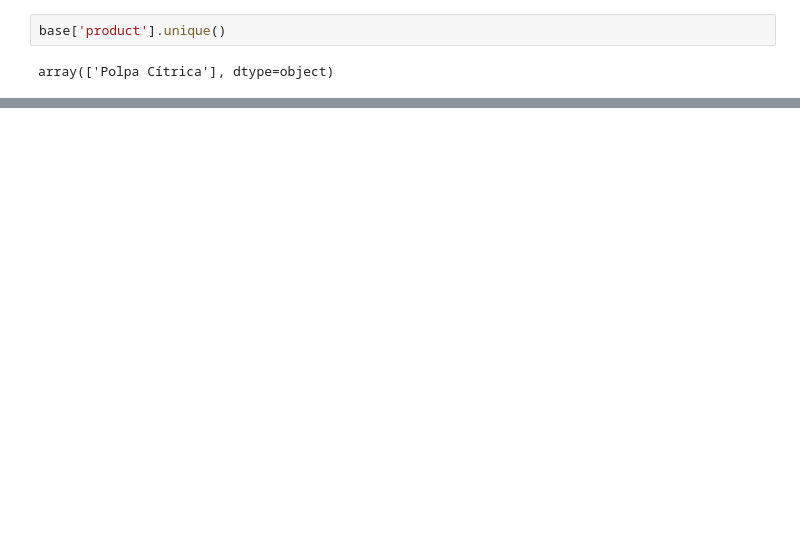
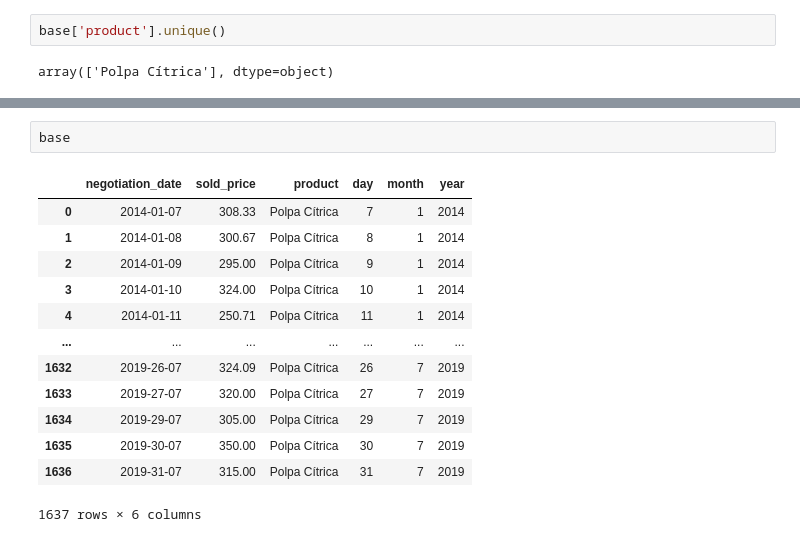
Before and after one commit to alinerguio/hackathon-JPAAgro, a Jupyter notebook: code/exploring_data.ipynb, the cells around one changed output, grey strips where cells are left out. Drawn from its saved outputs; the diff is of its cells as text; blank space fills up the shorter version.

```diff
--- a/code/exploring_data.ipynb
+++ b/code/exploring_data.ipynb
@@ -63,0 +87,16 @@ base.groupby('year').mean()
+# %%
+base
+# %% [output]
+|  | negotiation_date | sold_price | product | day | month | year |
+| 0 | 2014-01-07 | 308.33 | Polpa Cítrica | 7 | 1 | 2014 |
+| 1 | 2014-01-08 | 300.67 | Polpa Cítrica | 8 | 1 | 2014 |
+| 2 | 2014-01-09 | 295.00 | Polpa Cítrica | 9 | 1 | 2014 |
+| 3 | 2014-01-10 | 324.00 | Polpa Cítrica | 10 | 1 | 2014 |
+| 4 | 2014-01-11 | 250.71 | Polpa Cítrica | 11 | 1 | 2014 |
+| ... | ... | ... | ... | ... | ... | ... |
+| 1632 | 2019-26-07 | 324.09 | Polpa Cítrica | 26 | 7 | 2019 |
+| 1633 | 2019-27-07 | 320.00 | Polpa Cítrica | 27 | 7 | 2019 |
+| 1634 | 2019-29-07 | 305.00 | Polpa Cítrica | 29 | 7 | 2019 |
+| 1635 | 2019-30-07 | 350.00 | Polpa Cítrica | 30 | 7 | 2019 |
+| 1636 | 2019-31-07 | 315.00 | Polpa Cítrica | 31 | 7 | 2019 |
+1637 rows × 6 columns
```
Also changed, not shown: parts of 17 cells of this notebook, 2 other files.
